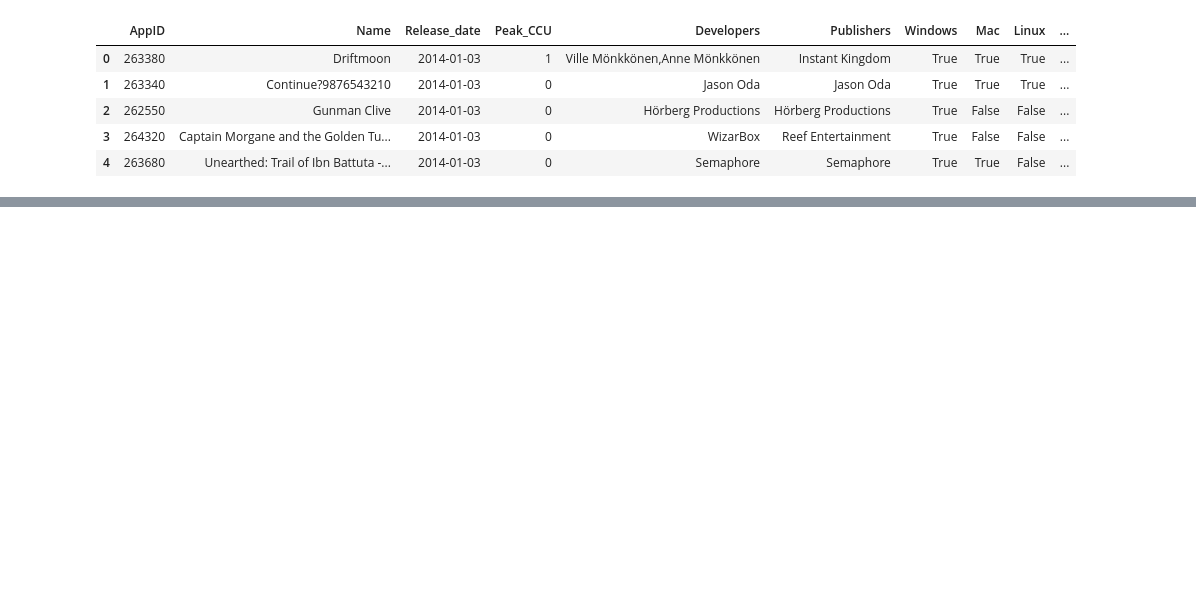
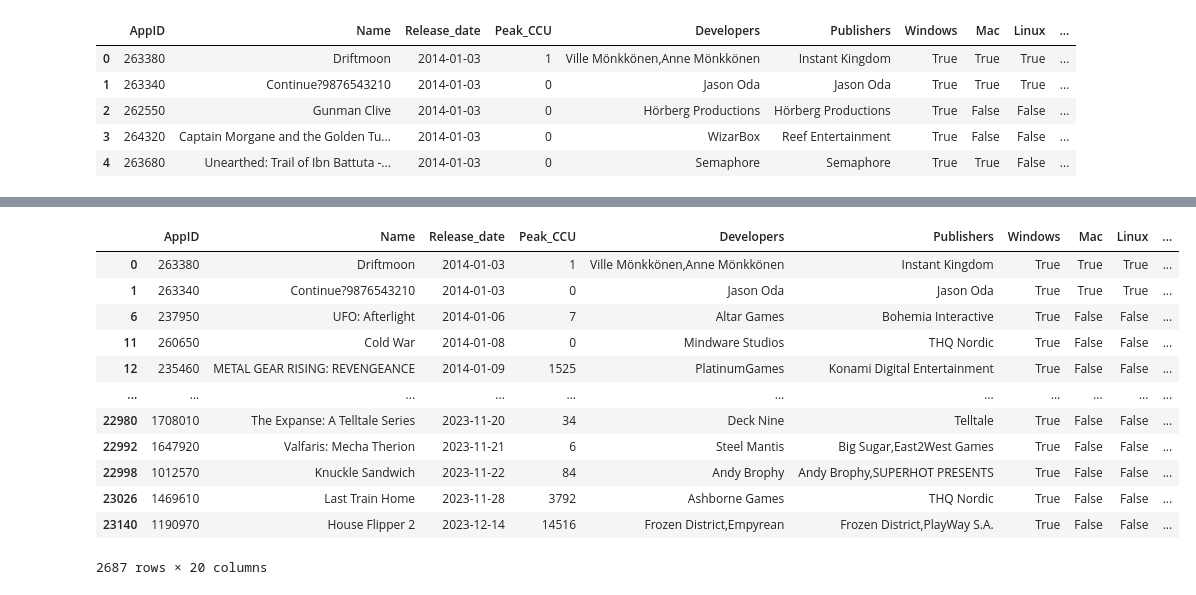
Before and after one commit to Oatsinthepine/Project_3, a Jupyter notebook: analysis.ipynb, the cells around one changed output, grey strips where cells are left out. Drawn from its saved outputs; the diff is of its cells as text; code cells hidden in the pictures; blank space fills up the shorter version.

```diff
--- a/analysis.ipynb
+++ b/analysis.ipynb
@@ -30,0 +37,3 @@ Name: count, Length: 23189, dtype: int64
+# %%
+# Release date analysis:
+df['Release_date'] = pd.to_datetime(df['Release_date'])
@@ -30,0 +42,3 @@ Name: count, Length: 23189, dtype: int64
+# %%
+df['Release_year'] = df['Release_date'].dt.year
+df['Release_year']
@@ -30,0 +198,17 @@ Name: count, Length: 23189, dtype: int64
+# %%
+all_3_not_zero = df.loc[(df['Metacritic_score'] != 0) & (df['Positive_ratings'] != 0) & (df['Negative_ratings'] != 0)]
+all_3_not_zero
+# %% [output]
+|  | AppID | Name | Release_date | Peak_CCU | Developers | Publishers | Windows | Mac | Linux | ... |
+| 0 | 263380 | Driftmoon | 2014-01-03 | 1 | Ville Mönkkönen,Anne Mönkkönen | Instant Kingdom | True | True | True | ... |
+| 1 | 263340 | Continue?9876543210 | 2014-01-03 | 0 | Jason Oda | Jason Oda | True | True | True | ... |
+| 6 | 237950 | UFO: Afterlight | 2014-01-06 | 7 | Altar Games | Bohemia Interactive | True | False | False | ... |
+| 11 | 260650 | Cold War | 2014-01-08 | 0 | Mindware Studios | THQ Nordic | True | False | False | ... |
+| 12 | 235460 | METAL GEAR RISING: REVENGEANCE | 2014-01-09 | 1525 | PlatinumGames | Konami Digital Entertainment | True | False | False | ... |
+| ... | ... | ... | ... | ... | ... | ... | ... | ... | ... | ... |
+| 22980 | 1708010 | The Expanse: A Telltale Series | 2023-11-20 | 34 | Deck Nine | Telltale | True | False | False | ... |
+| 22992 | 1647920 | Valfaris: Mecha Therion | 2023-11-21 | 6 | Steel Mantis | Big Sugar,East2West Games | True | False | False | ... |
+| 22998 | 1012570 | Knuckle Sandwich | 2023-11-22 | 84 | Andy Brophy | Andy Brophy,SUPERHOT PRESENTS | True | False | False | ... |
+| 23026 | 1469610 | Last Train Home | 2023-11-28 | 3792 | Ashborne Games | THQ Nordic | True | False | False | ... |
+| 23140 | 1190970 | House Flipper 2 | 2023-12-14 | 14516 | Frozen District,Empyrean | Frozen District,PlayWay S.A. | True | False | False | ... |
+2687 rows × 20 columns
```
Also changed, not shown: parts of 23 cells of this notebook, 1 other file.
